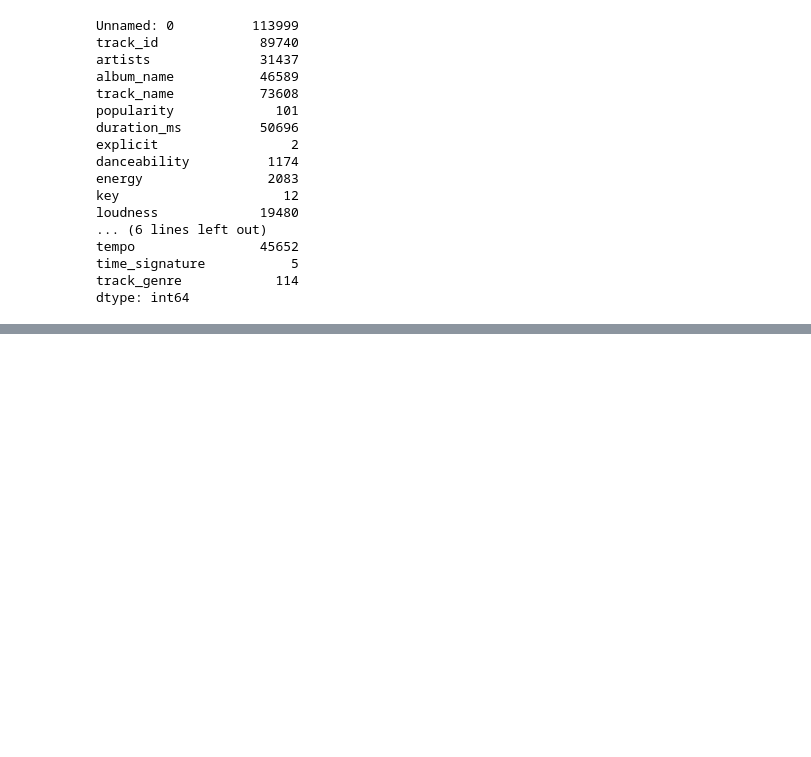
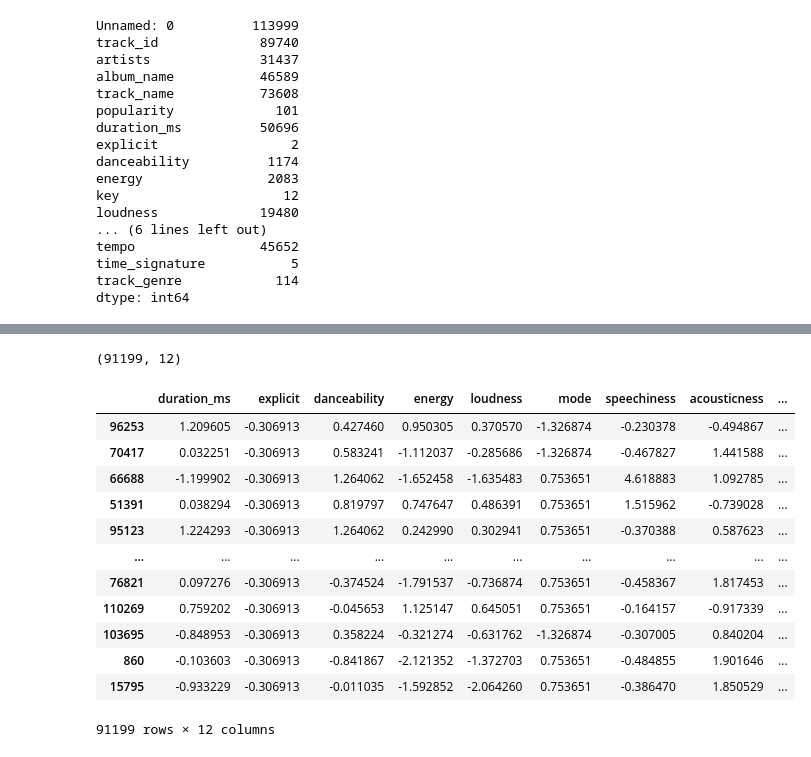
Before and after one commit to nemolino/TrackPopularityPredictor, a Jupyter notebook: notebook.ipynb, the cells around one changed output, grey strips where cells are left out. Saved outputs shown, nothing was run; the diff lists cells and outputs as text; code cells hidden in the pictures; blank space fills up the shorter version.

```diff
--- a/notebook.ipynb
+++ b/notebook.ipynb
@@ -88,0 +139,18 @@ array([['5SuOikwiRyPMVoIQDJUgSV', 'Gen Hoshino', 'Comedy', ..., 0, 0, 1],
+# %%
+print(X_train_numerical.shape)
+X_train_numerical
+# %% [output]
+(91199, 12)
+|  | duration_ms | explicit | danceability | energy | loudness | mode | speechiness | acousticness | ... |
+| 96253 | 1.209605 | -0.306913 | 0.427460 | 0.950305 | 0.370570 | -1.326874 | -0.230378 | -0.494867 | ... |
+| 70417 | 0.032251 | -0.306913 | 0.583241 | -1.112037 | -0.285686 | -1.326874 | -0.467827 | 1.441588 | ... |
+| 66688 | -1.199902 | -0.306913 | 1.264062 | -1.652458 | -1.635483 | 0.753651 | 4.618883 | 1.092785 | ... |
+| 51391 | 0.038294 | -0.306913 | 0.819797 | 0.747647 | 0.486391 | 0.753651 | 1.515962 | -0.739028 | ... |
+| 95123 | 1.224293 | -0.306913 | 1.264062 | 0.242990 | 0.302941 | 0.753651 | -0.370388 | 0.587623 | ... |
+| ... | ... | ... | ... | ... | ... | ... | ... | ... | ... |
+| 76821 | 0.097276 | -0.306913 | -0.374524 | -1.791537 | -0.736874 | 0.753651 | -0.458367 | 1.817453 | ... |
+| 110269 | 0.759202 | -0.306913 | -0.045653 | 1.125147 | 0.645051 | 0.753651 | -0.164157 | -0.917339 | ... |
+| 103695 | -0.848953 | -0.306913 | 0.358224 | -0.321274 | -0.631762 | -1.326874 | -0.307005 | 0.840204 | ... |
+| 860 | -0.103603 | -0.306913 | -0.841867 | -2.121352 | -1.372703 | 0.753651 | -0.484855 | 1.901646 | ... |
+| 15795 | -0.933229 | -0.306913 | -0.011035 | -1.592852 | -2.064260 | 0.753651 | -0.386470 | 1.850529 | ... |
+91199 rows × 12 columns
```
Also changed, not shown: parts of 18 cells of this notebook.
